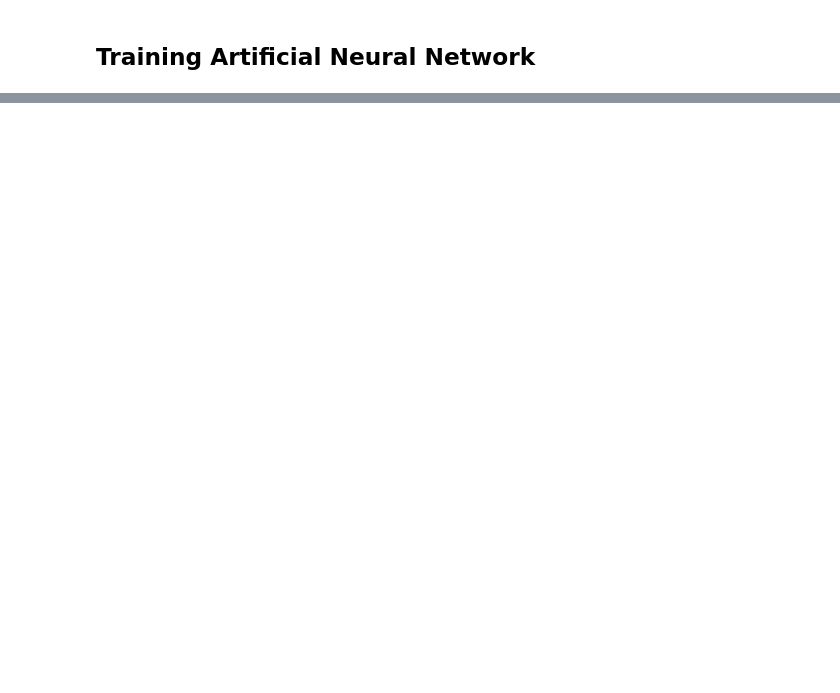
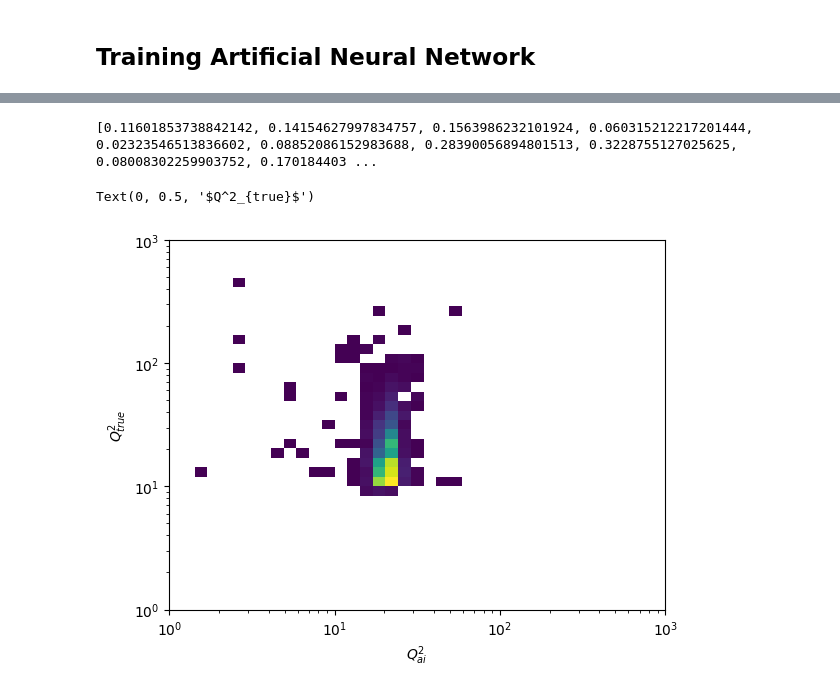
Before and after one commit to holt-rogers/EIC_JLAB_analysis, a Jupyter notebook: tasks/DIS_with_pytorch.ipynb, the cells around one changed output, grey strips where cells are left out. Drawn from its saved outputs; the diff is of its cells as text; code cells hidden in the pictures; blank space fills up the shorter version.

```diff
--- a/tasks/DIS_with_pytorch.ipynb
+++ b/tasks/DIS_with_pytorch.ipynb
@@ -398,0 +559,23 @@ accuracy: tensor([-128.9012])
+# %%
+aiOPQ2 = []
+aiTrueQ2 = []
+
+for i in range(len(aiOPY)):
+    q2 = aiOPY[i] * aiOPX[i] * s
+    aiOPQ2.append(q2)
+    aiTrueQ2.append(Q2true[trainingData + i])
+
+x_bins = np.logspace(-4, 0, 30) # specify exponents of 10
+Q2_bins = np.logspace(0, 3, 40) # specify exponents of 10
+
+print(aiTrueY)
+
+plt.hist2d(aiOPQ2, aiTrueQ2, bins = [Q2_bins, Q2_bins],cmin = 1)
+plt.xscale('log')
+plt.yscale('log')
+plt.xlabel('$Q^2_{ai}$')
+plt.ylabel('$Q^2_{true}$')
+# %% [output]
+[0.11601853738842142, 0.14154627997834757, 0.1563986232101924, 0.060315212217201444, 0.02323546513836602, 0.08852086152983688, 0.28390056894801513, 0.3228755127025625, 0.08008302259903752, 0.170184403 ...
+Text(0, 0.5, '$Q^2_{true}$')
+[figure, added]
```
Also changed, not shown: parts of 11 cells of this notebook.
